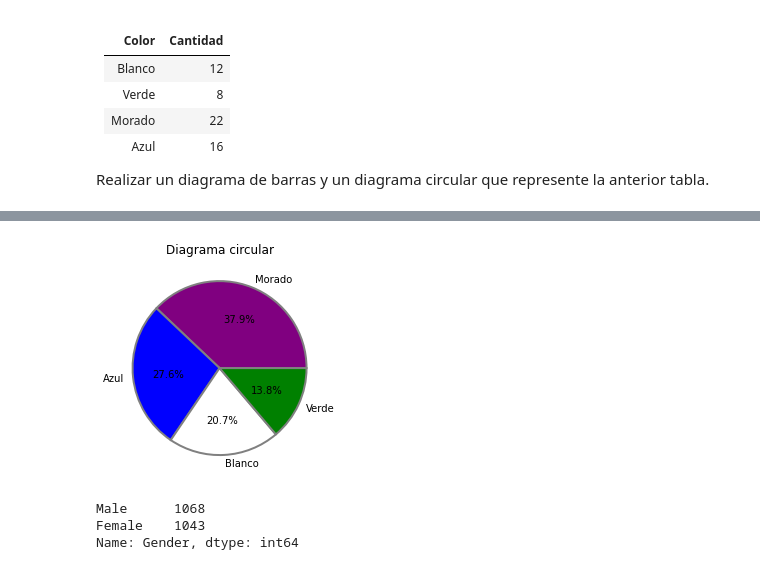
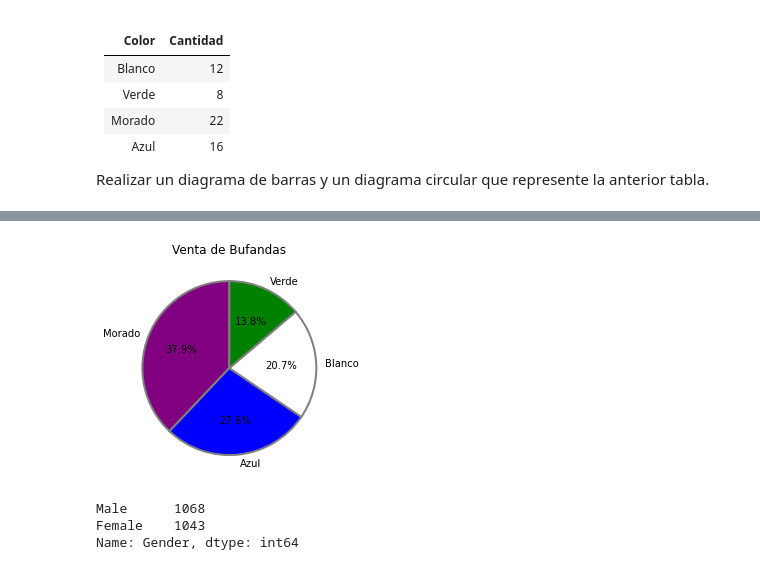
Before and after one commit to waalzate/StatisticsJalaT1M3, a Jupyter notebook: Semana2-RepresentacionesVisuales/Semana2_RepresentacionesVisuales.ipynb, the cells around one changed output, grey strips where cells are left out. Saved outputs shown, nothing was run; the diff lists cells and outputs as text; code cells hidden in the pictures.

```diff
--- a/Semana2-RepresentacionesVisuales/Semana2_RepresentacionesVisuales.ipynb
+++ b/Semana2-RepresentacionesVisuales/Semana2_RepresentacionesVisuales.ipynb
@@ -552,17 +490,17 @@ plt.show()
 # %%
 #Datos del gráfico para el diagrama circular
 frecuencias = [22,16,12,8]
 categorias = ['Morado', 'Azul','Blanco','Verde']
 colores = ['purple','blue', 'white', 'green']
 #crear el gráfico
-plt.pie(frecuencias,labels =categorias,colors = colores, autopct = '%1.1f%%',wedgeprops = {"edgecolor" : "gray",
+plt.pie(frecuencias,labels =categorias,startangle= 90,colors = colores, autopct = '%1.1f%%',wedgeprops = {"edgecolor" : "gray",
                       'linewidth': 2})
-plt.title('Diagrama circular')
+plt.title('Venta de Bufandas')
 
 
 plt.show()
 # %% [output]
-[figure, old version]
+[figure, new version]
 # %%
 # Retomemos el ejemplo general. Analicemos la varible Gender y representemos esta variable por medio de un gráfico circular
 
```
Also changed, not shown: parts of 54 cells of this notebook, 34 other files.
